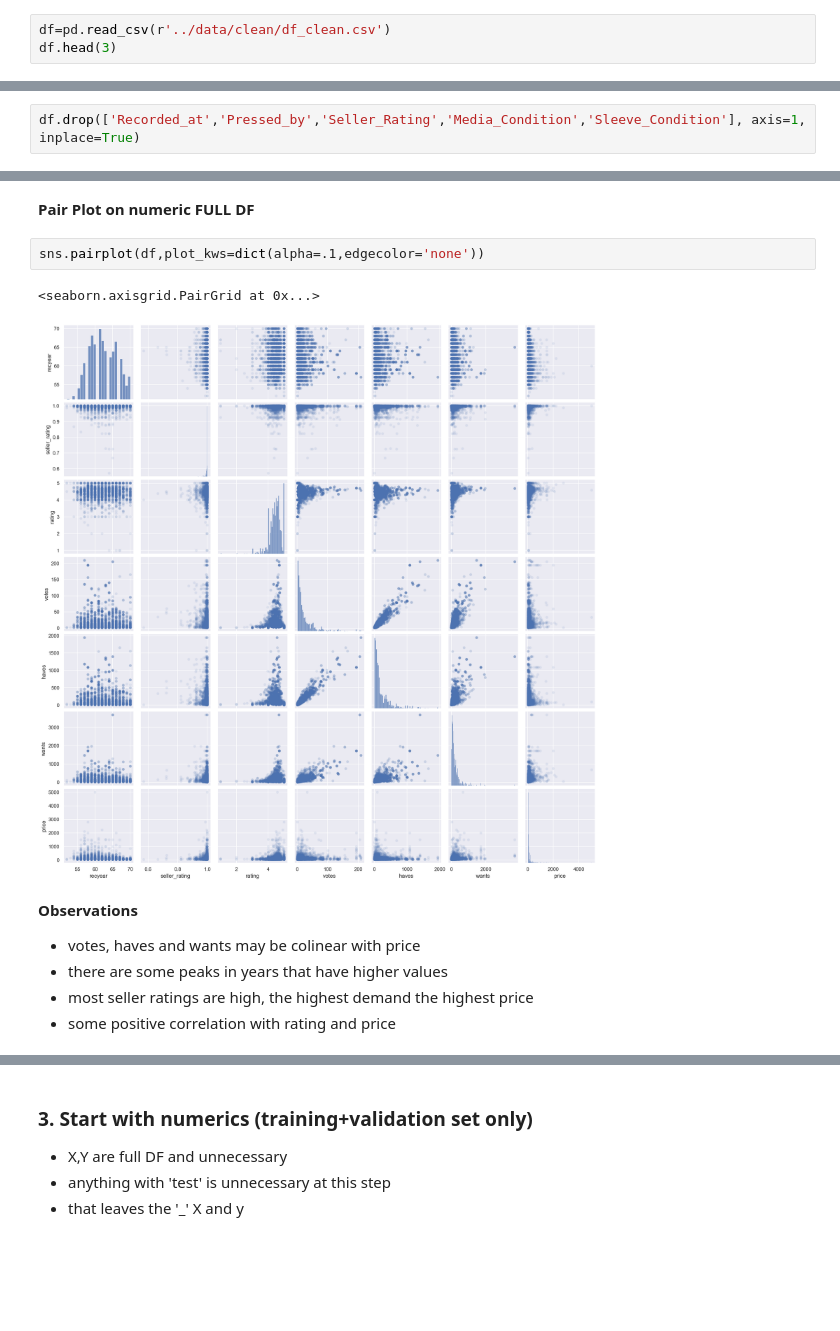
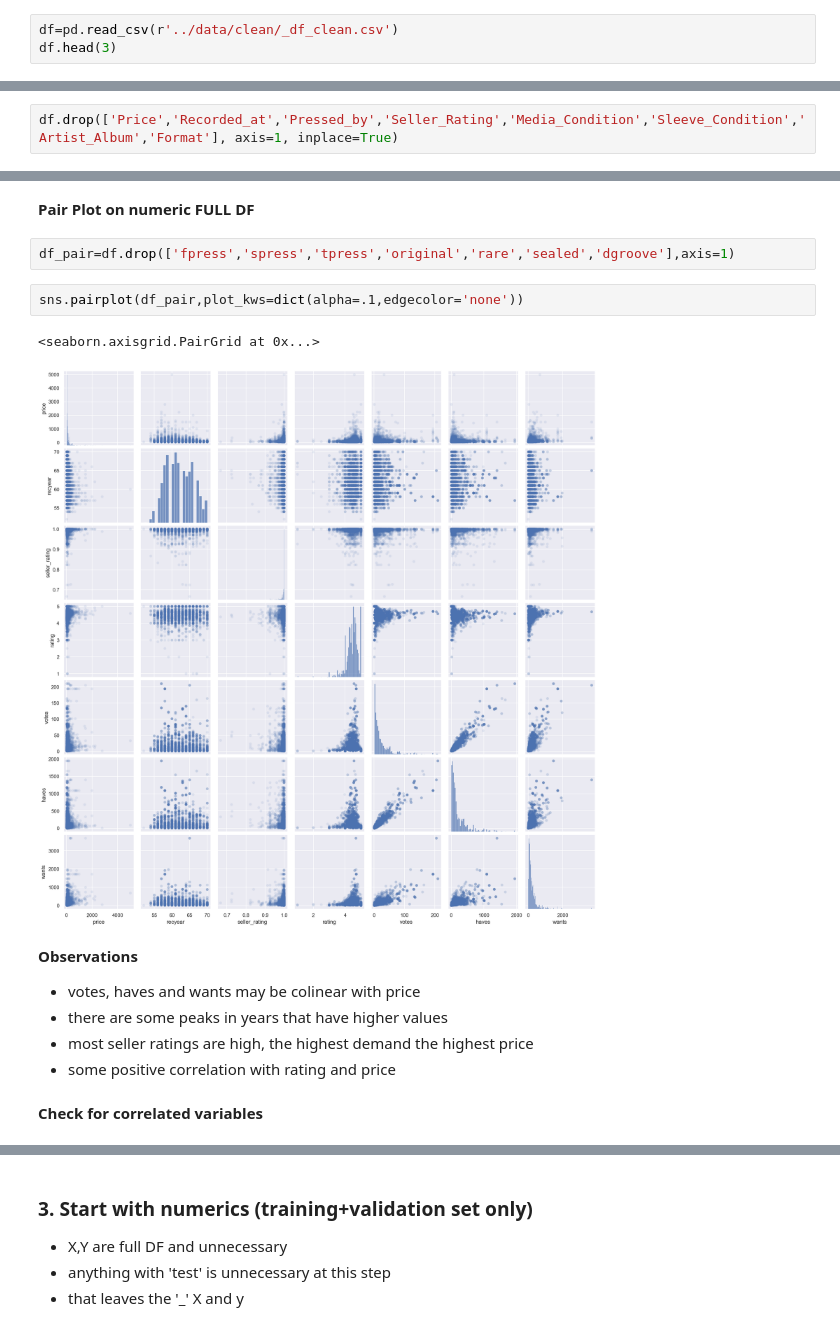
Before and after one commit to chan-chris/Metis_proj2, a Jupyter notebook: pgms/03_analysis.ipynb, the cells around one changed output, grey strips where cells are left out. Saved outputs shown, nothing was run; the diff lists cells and outputs as text; blank space fills up the shorter version.

Commit message:
more cleaning, some model dev

```diff
--- a/pgms/03_analysis.ipynb
+++ b/pgms/03_analysis.ipynb
@@ -31,6 +36,6 @@ Populating the interactive namespace from numpy and matplotlib
 # %% [markdown]
 **Read-in clean dataframe**
 # %%
-df=pd.read_csv(r'../data/clean/df_clean.csv')
+df=pd.read_csv(r'../data/clean/_df_clean.csv')
 df.head(3)
 # %% [output]
@@ -68,7 +73,7 @@ memory usage: 796.8+ KB
 - We see Pressed and Recorded at are missing many values. Drop these columns as they are not useful
 - Other columns to drop are redundant
 # %%
-df.drop(['Recorded_at','Pressed_by','Seller_Rating','Media_Condition','Sleeve_Condition'], axis=1, inplace=True)
+df.drop(['Price','Recorded_at','Pressed_by','Seller_Rating','Media_Condition','Sleeve_Condition','Artist_Album','Format'], axis=1, inplace=True)
 # %%
 df.describe()
 # %% [output]
@@ -122,13 +147,17 @@ df.shape
 # %% [markdown]
 **Pair Plot on numeric FULL DF**
+# %%
+df_pair=df.drop(['fpress','spress','tpress','original','rare','sealed','dgroove'],axis=1)
 # %%
-sns.pairplot(df,plot_kws=dict(alpha=.1,edgecolor='none'))
+sns.pairplot(df_pair,plot_kws=dict(alpha=.1,edgecolor='none'))
 # %% [output]
 <seaborn.axisgrid.PairGrid at 0x...>
-[figure, old version]
+[figure, new version]
 # %% [markdown]
 **Observations**
 - votes, haves and wants may be colinear with price
 - there are some peaks in years that have higher values
 - most seller ratings are high, the highest demand the highest price
 - some positive correlation with rating and price
+# %% [markdown]
+**Check for correlated variables**
```
Also changed, not shown: parts of 88 cells of this notebook, 6 other files.
